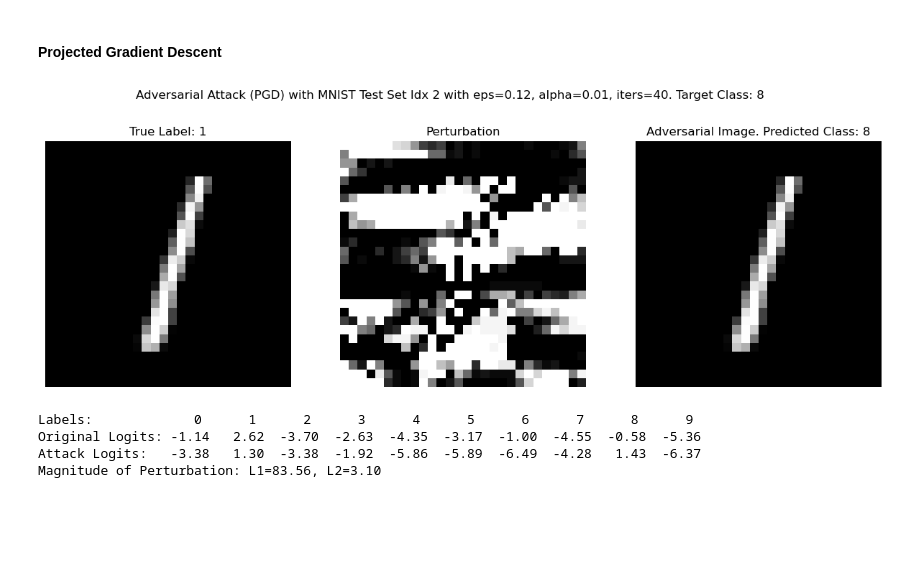
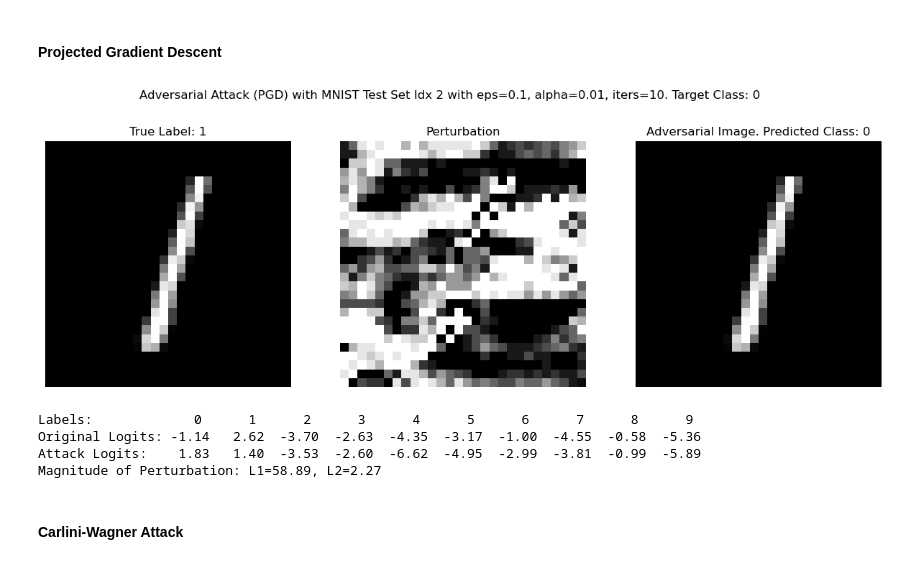
Before and after one commit to ncarolan/lenet-5, a Jupyter notebook: lenet.ipynb, the cells around one changed output. Saved outputs shown, nothing was run; the diff lists cells and outputs as text; code cells hidden in the pictures; blank space fills up the shorter version.

```diff
--- a/lenet.ipynb
+++ b/lenet.ipynb
@@ -339,29 +349,19 @@ TorchLeNet(
 ### Adversarial Examples
 # %%
 def l1_distance(img1: np.ndarray, img2: np.ndarray) -> float:
-    """
-    Compute the L1 (Manhattan) distance between two images.
-    """
+    """Computes the L1 (Manhattan) distance between two images."""
     return np.sum(np.abs(img1.astype(np.float64) - img2.astype(np.float64)))
 
+def l1_distance(img1: torch.Tensor, img2: torch.Tensor) -> torch.Tensor:
+    """Computes the L1 (Manhattan) distance between two images. """
+    return torch.sum(torch.abs(img1.float() - img2.float()))
 
 def l2_distance(img1: np.ndarray, img2: np.ndarray) -> float:
-    """
-    Compute the L2 (Euclidean) distance between two images.
-    """
+    """Compute the L2 (Euclidean) distance between two images."""
     return np.sqrt(np.sum((img1.astype(np.float64) - img2.astype(np.float64)) ** 2))
 
-def l1_distance(img1: torch.Tensor, img2: torch.Tensor) -> torch.Tensor:
-    """
-    Compute the L1 (Manhattan) distance between two images.
-    """
-    return torch.sum(torch.abs(img1.float() - img2.float()))
-
-
 def l2_distance(img1: torch.Tensor, img2: torch.Tensor) -> torch.Tensor:
-    """
-    Compute the L2 (Euclidean) distance between two images.
-    """
+    """Computes the L2 (Euclidean) distance between two images."""
     return torch.sqrt(torch.sum((img1.float() - img2.float()) ** 2))
 # %% [markdown]
 #### Fast Gradient Sign Method
@@ -458,39 +458,41 @@ def pgd(model: torch.nn.Module, image: torch.Tensor, label: int, epsilon: float,
         delta.data = (delta + alpha*delta.grad.detach().sign()).clamp(-epsilon,epsilon)
         delta.grad.zero_()
 
-    adversarial_image = image + perturbation
+    adversarial_image = image + delta
     return adversarial_image.detach(), delta.detach()
 # %%
 test_idx = 2  #@param
-epsilon = 0.12
+epsilon = 0.1
 alpha = 1e-2
-num_iter = 40
-y_target = 8
+num_iter = 10
+y_target = 0
 x, y = test_x[test_idx], test_y[test_idx]
 
 attack_img, perturbation = pgd(lenet5, x, y, epsilon, alpha, num_iter, y_target)
 attack_logits = lenet5(attack_img)
 y_pred = int(attack_logits.argmax(axis=1))
 
 fig, ax = plt.subplots(1, 3, figsize=(15, 5))
 plt.suptitle(f'Adversarial Attack (PGD) with MNIST Test Set Idx {test_idx} with eps={epsilon}, alpha={alpha}, iters={num_iter}. Target Class: {y_target}')
 ax[0].imshow(x.squeeze(), cmap='grey'); ax[0].set_title(f'True Label: {y}'); ax[0].axis("off")
 ax[1].imshow(perturbation.squeeze(), cmap='grey'); ax[1].set_title(f'Perturbation'); ax[1].axis("off")
 ax[2].imshow(attack_img.squeeze(), cmap='grey'); ax[2].set_title(f'Adversarial Image. Predicted Class: {y_pred}'); ax[2].axis("off"); plt.show()
 
 # Compare logits before and after attack
 attack_logits = attack_logits.squeeze().tolist()
 real_logits = lenet5(x.unsqueeze(0)).squeeze().tolist()
 labels = [i for i in range(10)]
 print("Labels:        " + " ".join(f"{i:6d}" for i in labels))
 print("Original Logits:" + " ".join(f"{x:6.2f}" for x in real_logits))
 print("Attack Logits:  " + " ".join(f"{x:6.2f}" for x in attack_logits))
 
 l1, l2 = l1_distance(x, attack_img), l2_distance(x, attack_img)
 print(f'Magnitude of Perturbation: L1={l1:.2f}, L2={l2:.2f}')
 # %% [output]
-[figure, old version]
+[figure, new version]
 Labels:             0      1      2      3      4      5      6      7      8      9
 Original Logits: -1.14   2.62  -3.70  -2.63  -4.35  -3.17  -1.00  -4.55  -0.58  -5.36
-Attack Logits:   -3.38   1.30  -3.38  -1.92  -5.86  -5.89  -6.49  -4.28   1.43  -6.37
-Magnitude of Perturbation: L1=83.56, L2=3.10
+Attack Logits:    1.83   1.40  -3.53  -2.60  -6.62  -4.95  -2.99  -3.81  -0.99  -5.89
+Magnitude of Perturbation: L1=58.89, L2=2.27
+# %% [markdown]
+#### Carlini-Wagner Attack
```
Also changed, not shown: parts of 6 cells of this notebook.
